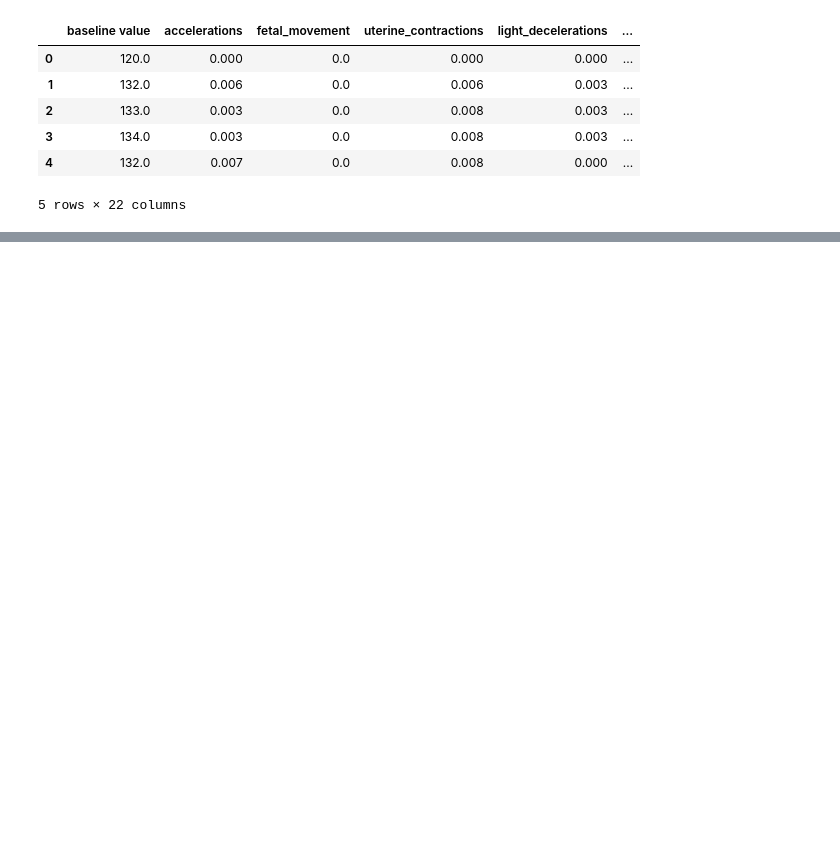
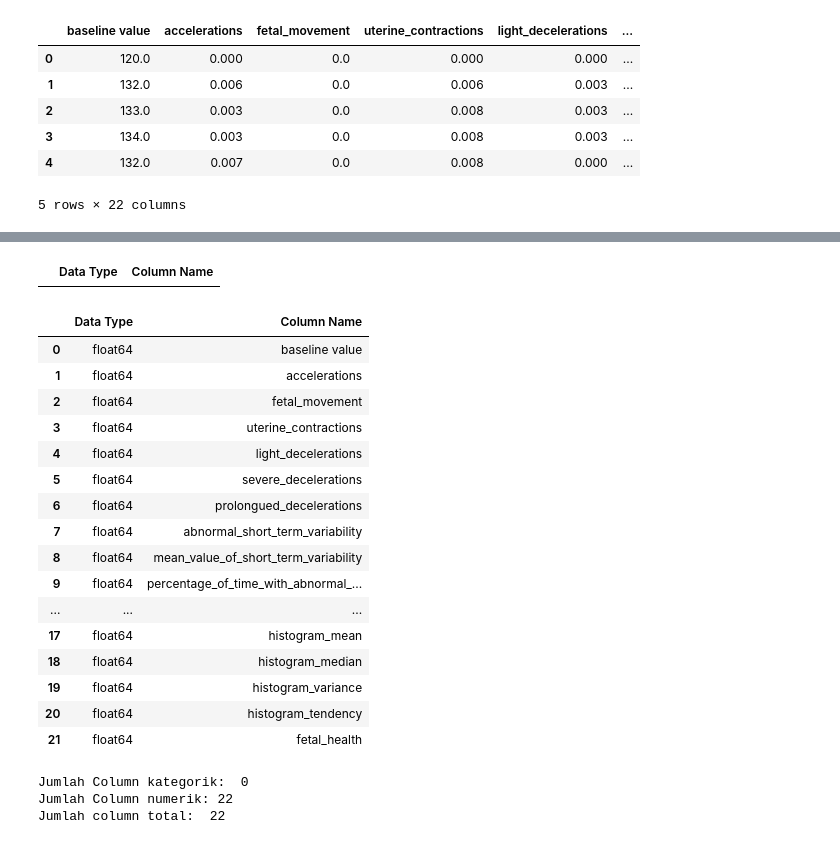
Before and after one commit to ivannahak99/streamlit_fetalhealth, a Jupyter notebook: fetalhealth.ipynb, the cells around one changed output, grey strips where cells are left out. Drawn from its saved outputs; the diff is of its cells as text; code cells hidden in the pictures; blank space fills up the shorter version.

```diff
--- a/fetalhealth.ipynb
+++ b/fetalhealth.ipynb
@@ -19,0 +130,34 @@ fetal_health.head()
+# %%
+df_category= pd.DataFrame(df.dtypes[df.dtypes == "object"], columns=["Data Type"])
+df_category["Column Name"] = df_category.index
+df_category=df_category.reset_index(drop=True)
+display(df_category)
+df_numeric = pd.DataFrame(df.dtypes[df.dtypes!= "object"], columns=["Data Type"])
+df_numeric["Column Name"] = df_numeric.index
+df_numeric = df_numeric.reset_index(drop=True)
+display(df_numeric)
+print("Jumlah Column kategorik: ", len(df_category))
+print("Jumlah Column numerik:", len (df_numeric))
+print("Jumlah column total: ", len(df_category) + len(df_numeric))
+# %% [output]
+|  | Data Type | Column Name |
+|  | Data Type | Column Name |
+| 0 | float64 | baseline value |
+| 1 | float64 | accelerations |
+| 2 | float64 | fetal_movement |
+| 3 | float64 | uterine_contractions |
+| 4 | float64 | light_decelerations |
+| 5 | float64 | severe_decelerations |
+| 6 | float64 | prolongued_decelerations |
+| 7 | float64 | abnormal_short_term_variability |
+| 8 | float64 | mean_value_of_short_term_variability |
+| 9 | float64 | percentage_of_time_with_abnormal_... |
+| ... | ... | ... |
+| 17 | float64 | histogram_mean |
+| 18 | float64 | histogram_median |
+| 19 | float64 | histogram_variance |
+| 20 | float64 | histogram_tendency |
+| 21 | float64 | fetal_health |
+Jumlah Column kategorik:  0
+Jumlah Column numerik: 22
+Jumlah column total:  22
```
Also changed, not shown: parts of 8 cells of this notebook, 2 other files.
